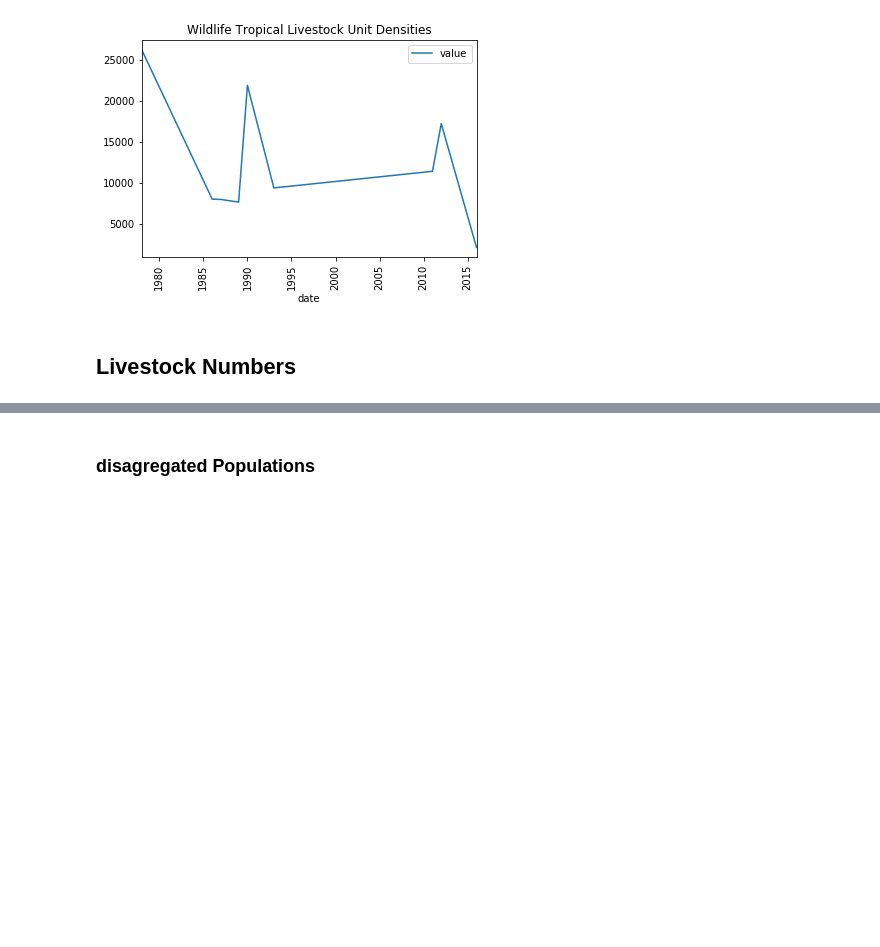
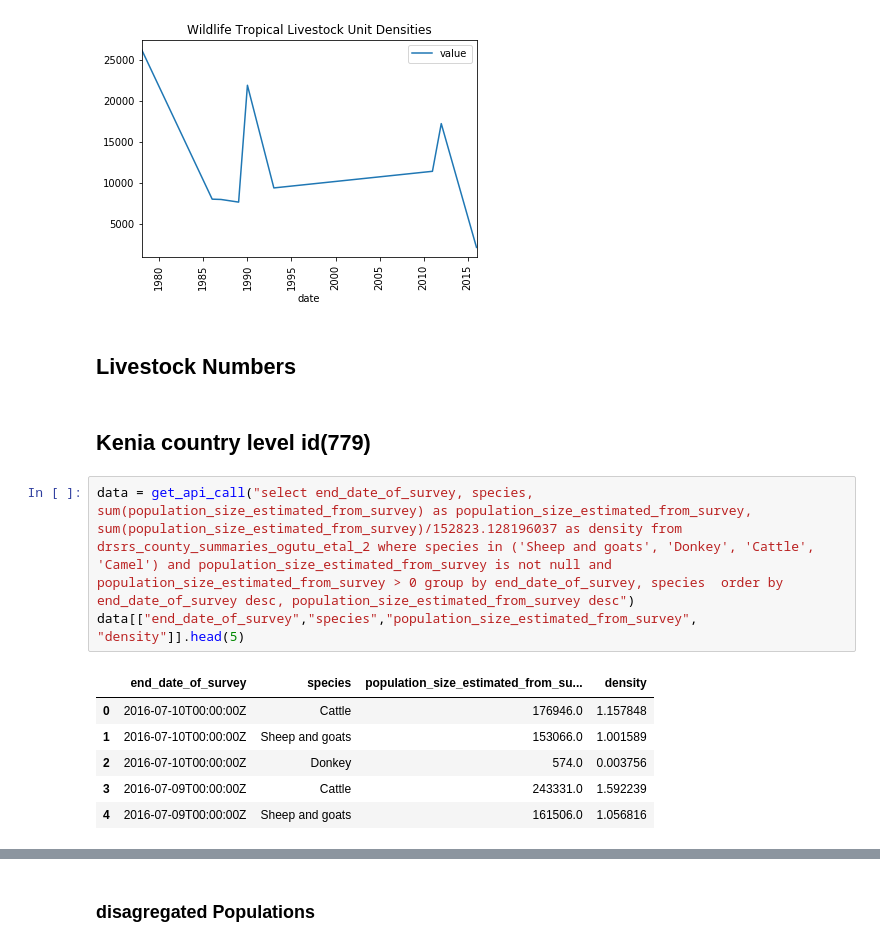
Before and after one commit to Vizzuality/notebooks, a Jupyter notebook: Kenia-dashboard/dashboard-exploration.ipynb, the cells around one changed output, grey strips where cells are left out. Drawn from its saved outputs; the diff is of its cells as text; blank space fills up the shorter version.

```diff
--- a/Kenia-dashboard/dashboard-exploration.ipynb
+++ b/Kenia-dashboard/dashboard-exploration.ipynb
@@ -210,3 +210,15 @@ display(data.sort_values('date').plot(x='date', y='value',rot=90,title=data.cate
 [figure]
 # %% [markdown]
 ## Livestock Numbers
+# %% [markdown]
+## Kenia country level id(779)
+# %%
+data = get_api_call("select end_date_of_survey, species, sum(population_size_estimated_from_survey) as population_size_estimated_from_survey, sum(population_size_estimated_from_survey)/152823.128196037 as density from drsrs_county_summaries_ogutu_etal_2 where species in ('Sheep and goats', 'Donkey', 'Cattle', 'Camel') and population_size_estimated_from_survey is not null and population_size_estimated_from_survey > 0 group by end_date_of_survey, species  order by end_date_of_survey desc, population_size_estimated_from_survey desc")
+data[["end_date_of_survey","species","population_size_estimated_from_survey", "density"]].head(5)
+# %% [output]
+|  | end_date_of_survey | species | population_size_estimated_from_su... | density |
+| 0 | 2016-07-10T00:00:00Z | Cattle | 176946.0 | 1.157848 |
+| 1 | 2016-07-10T00:00:00Z | Sheep and goats | 153066.0 | 1.001589 |
+| 2 | 2016-07-10T00:00:00Z | Donkey | 574.0 | 0.003756 |
+| 3 | 2016-07-09T00:00:00Z | Cattle | 243331.0 | 1.592239 |
+| 4 | 2016-07-09T00:00:00Z | Sheep and goats | 161506.0 | 1.056816 |
```
Also changed, not shown: parts of 7 cells of this notebook.
